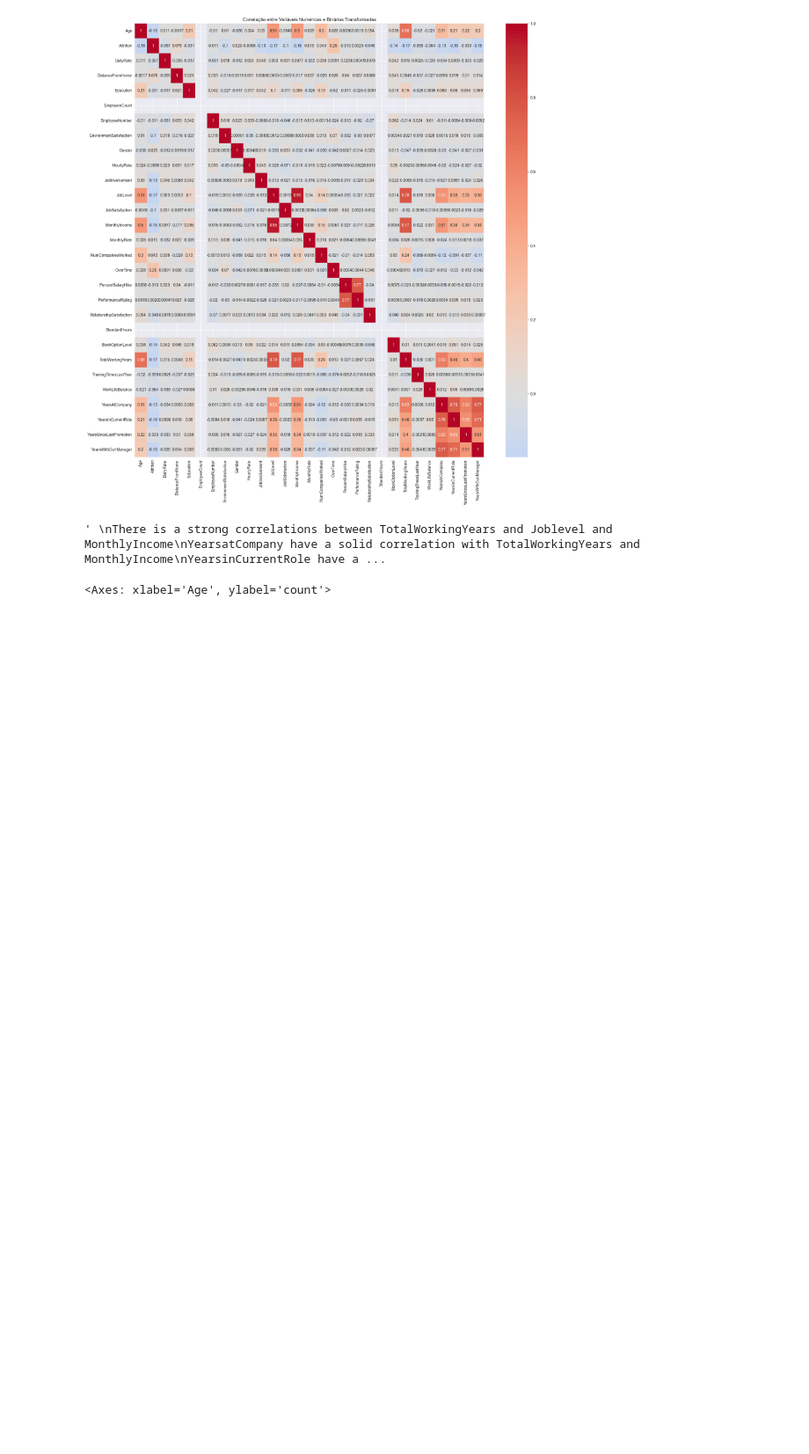
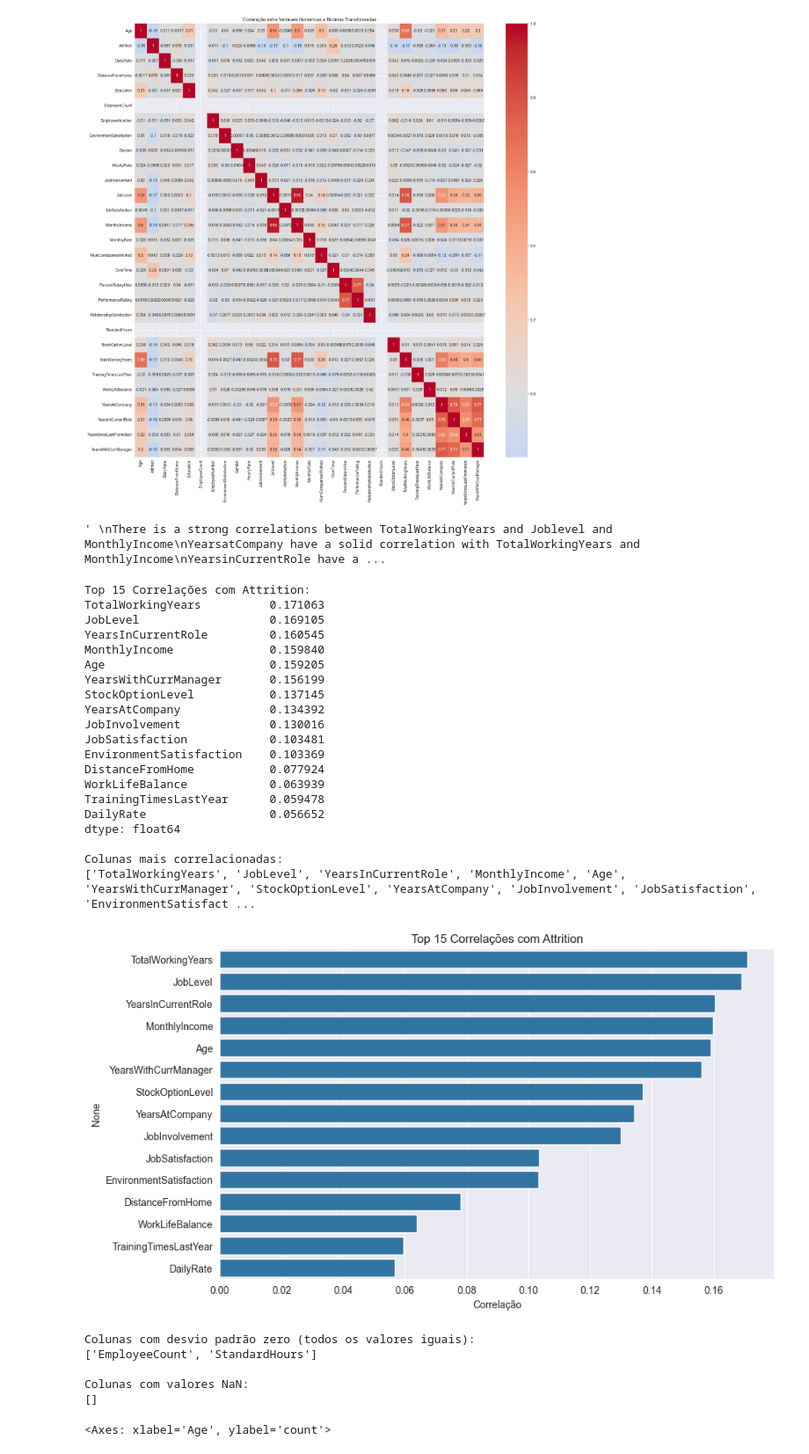
Before and after one commit to Haell39/HR-Analytics, a Jupyter notebook: notebooks/EDA_HR.ipynb, the cells around one changed output. Shown at 88% size. Cells and saved outputs as stored; diff of their text form; code cells hidden in the pictures; blank space fills up the shorter version.

```diff
--- a/notebooks/EDA_HR.ipynb
+++ b/notebooks/EDA_HR.ipynb
@@ -372,6 +372,80 @@ Age have a solid correlation with MonthlyIncome -> 0.5
 # %% [output]
 [figure]
 ' \nThere is a strong correlations between TotalWorkingYears and Joblevel and MonthlyIncome\nYearsatCompany have a solid correlation with TotalWorkingYears and MonthlyIncome\nYearsinCurrentRole have a ...
+# %%
+import pandas as pd
+import seaborn as sns
+import matplotlib.pyplot as plt
+
+# Carregando o arquivo CSV
+employee_df = pd.read_csv('../data/raw/Human_Resources.csv')
+
+# Convertendo Attrition para numérico
+employee_df['Attrition'] = employee_df['Attrition'].map({'No': 0, 'Yes': 1})
+
+# Calculando as correlações com o alvo apenas para colunas numéricas
+numeric_df = employee_df.drop(columns=['Attrition']).select_dtypes(include=['int64', 'float64'])
+correlations = numeric_df.apply(lambda x: x.corr(employee_df['Attrition']))
+
+# Obtendo as 15 maiores correlações
+top_correlations = correlations.abs().nlargest(15)  # Selecionando as 15 maiores correlações em valor absoluto
+
+# Verificando quais são as 15 top correlações entre os atributos e o target
+print("Top 15 Correlações com Attrition:")
+print(top_correlations)
+
+# Obtendo os nomes das colunas correspondentes às maiores correlações
+top_columns = top_correlations.index.tolist()
+print("\nColunas mais correlacionadas:")
+print(top_columns)
+
+# Visualização
+plt.figure(figsize=(10, 6))
+sns.barplot(x=top_correlations.values, y=top_correlations.index)
+plt.title('Top 15 Correlações com Attrition')
+plt.xlabel('Correlação')
+plt.show()
+# %% [output]
+Top 15 Correlações com Attrition:
+TotalWorkingYears          0.171063
+JobLevel                   0.169105
+YearsInCurrentRole         0.160545
+MonthlyIncome              0.159840
+Age                        0.159205
+YearsWithCurrManager       0.156199
+StockOptionLevel           0.137145
+YearsAtCompany             0.134392
+JobInvolvement             0.130016
+JobSatisfaction            0.103481
+EnvironmentSatisfaction    0.103369
+DistanceFromHome           0.077924
+WorkLifeBalance            0.063939
+TrainingTimesLastYear      0.059478
+DailyRate                  0.056652
+dtype: float64
+
+Colunas mais correlacionadas:
+['TotalWorkingYears', 'JobLevel', 'YearsInCurrentRole', 'MonthlyIncome', 'Age', 'YearsWithCurrManager', 'StockOptionLevel', 'YearsAtCompany', 'JobInvolvement', 'JobSatisfaction', 'EnvironmentSatisfact ...
+[figure, added]
+# %%
+# Após carregar o DataFrame
+numeric_df = employee_df.drop(columns=['Attrition']).select_dtypes(include=['int64', 'float64'])
+
+# Verificando colunas com desvio padrão zero
+zero_std_columns = numeric_df.columns[numeric_df.std() == 0]
+print("Colunas com desvio padrão zero (todos os valores iguais):")
+print(zero_std_columns.tolist())
+
+# Verificando colunas com NaN
+nan_columns = numeric_df.columns[numeric_df.isna().any()]
+print("\nColunas com valores NaN:")
+print(nan_columns.tolist())
+# %% [output]
+Colunas com desvio padrão zero (todos os valores iguais):
+['EmployeeCount', 'StandardHours']
+
+Colunas com valores NaN:
+[]
 # %%
 # Age x Attratition
 
```
Also changed, not shown: parts of 1 cell of this notebook.
